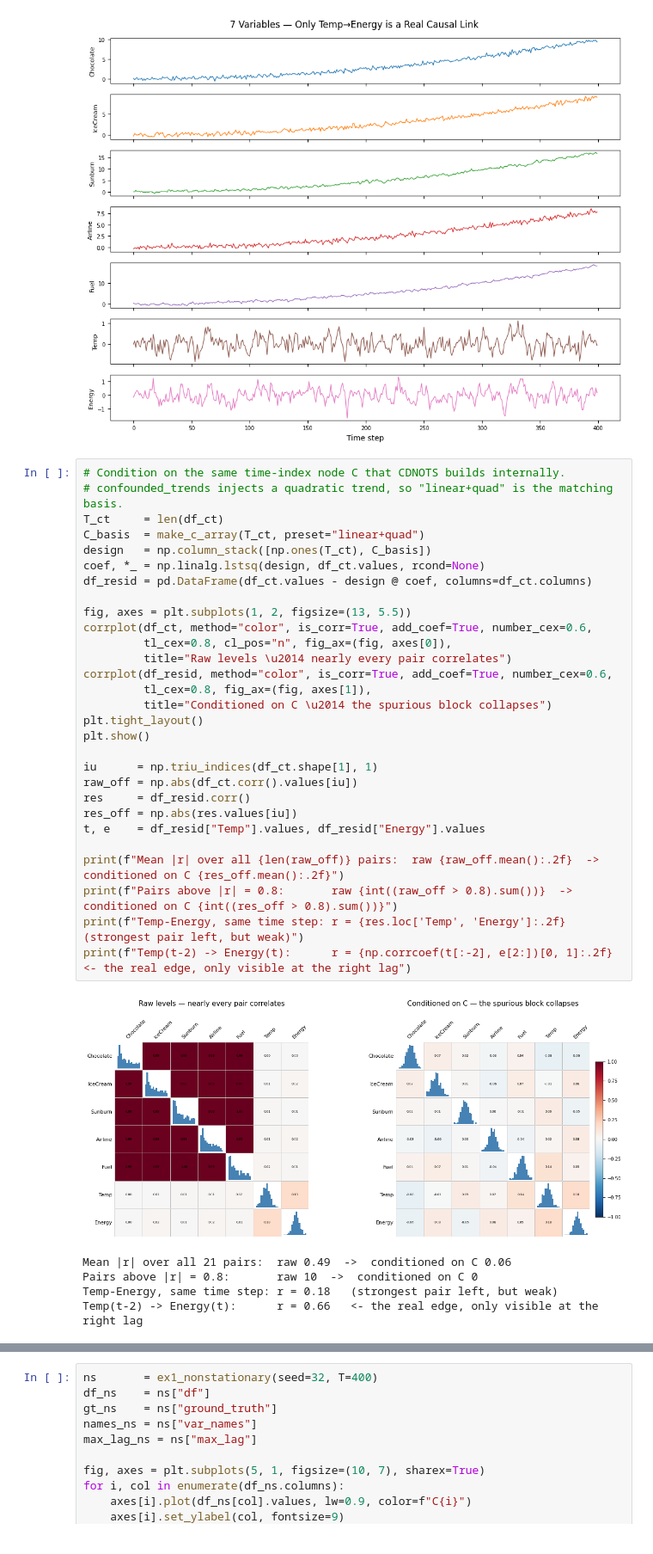
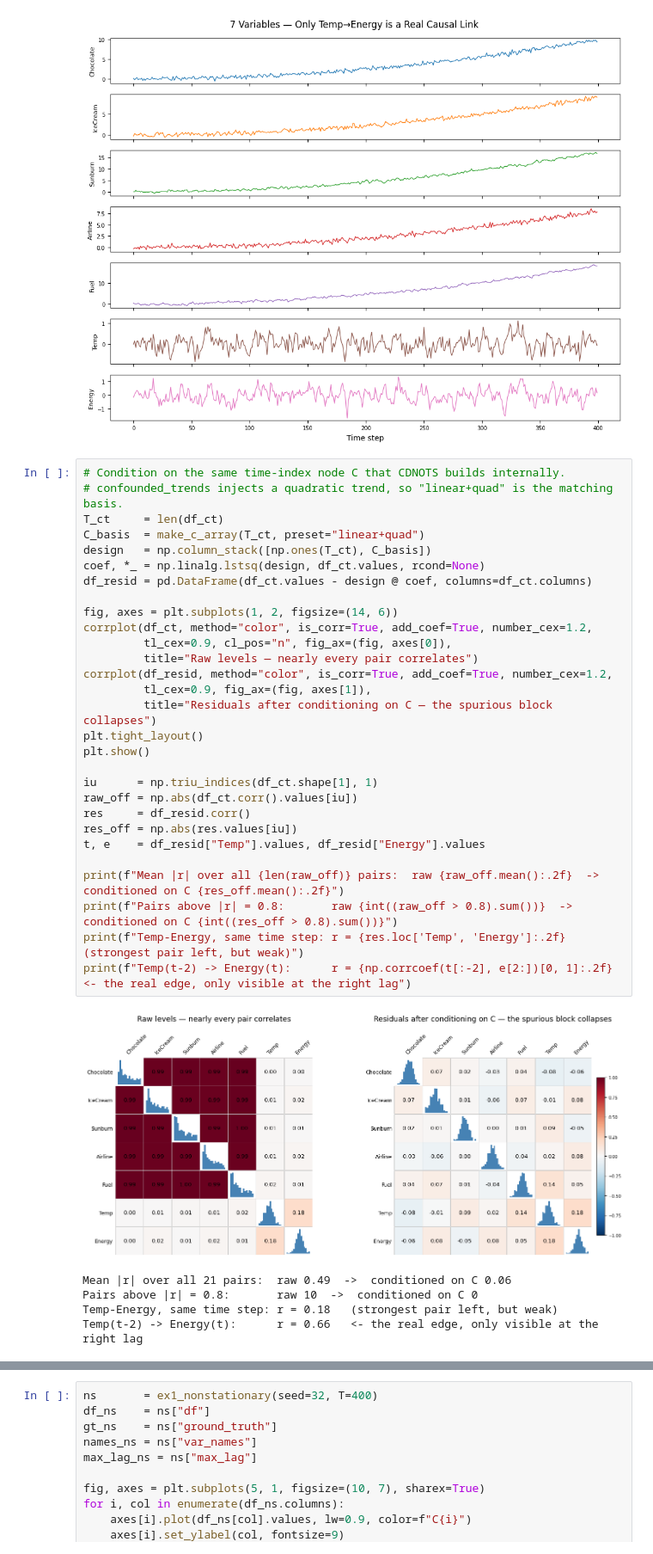
Before and after one commit to bloomberg/causal-ts, a Jupyter notebook: examples/beginers_guide.ipynb, the cells around one changed output, grey strips where cells are left out. Shown at 86% size. Saved outputs shown, nothing was run; the diff lists cells and outputs as text.

```diff
--- a/examples/beginers_guide.ipynb
+++ b/examples/beginers_guide.ipynb
@@ -644,34 +644,34 @@ plt.show()
 # %%
 # Condition on the same time-index node C that CDNOTS builds internally.
 # confounded_trends injects a quadratic trend, so "linear+quad" is the matching basis.
 T_ct     = len(df_ct)
 C_basis  = make_c_array(T_ct, preset="linear+quad")
 design   = np.column_stack([np.ones(T_ct), C_basis])
 coef, *_ = np.linalg.lstsq(design, df_ct.values, rcond=None)
 df_resid = pd.DataFrame(df_ct.values - design @ coef, columns=df_ct.columns)
 
-fig, axes = plt.subplots(1, 2, figsize=(13, 5.5))
-corrplot(df_ct, method="color", is_corr=True, add_coef=True, number_cex=0.6,
-         tl_cex=0.8, cl_pos="n", fig_ax=(fig, axes[0]),
-         title="Raw levels \u2014 nearly every pair correlates")
-corrplot(df_resid, method="color", is_corr=True, add_coef=True, number_cex=0.6,
-         tl_cex=0.8, fig_ax=(fig, axes[1]),
-         title="Conditioned on C \u2014 the spurious block collapses")
+fig, axes = plt.subplots(1, 2, figsize=(14, 6))
+corrplot(df_ct, method="color", is_corr=True, add_coef=True, number_cex=1.2,
+         tl_cex=0.9, cl_pos="n", fig_ax=(fig, axes[0]),
+         title="Raw levels — nearly every pair correlates")
+corrplot(df_resid, method="color", is_corr=True, add_coef=True, number_cex=1.2,
+         tl_cex=0.9, fig_ax=(fig, axes[1]),
+         title="Residuals after conditioning on C — the spurious block collapses")
 plt.tight_layout()
 plt.show()
 
 iu      = np.triu_indices(df_ct.shape[1], 1)
 raw_off = np.abs(df_ct.corr().values[iu])
 res     = df_resid.corr()
 res_off = np.abs(res.values[iu])
 t, e    = df_resid["Temp"].values, df_resid["Energy"].values
 
 print(f"Mean |r| over all {len(raw_off)} pairs:  raw {raw_off.mean():.2f}  ->  conditioned on C {res_off.mean():.2f}")
 print(f"Pairs above |r| = 0.8:       raw {int((raw_off > 0.8).sum())}  ->  conditioned on C {int((res_off > 0.8).sum())}")
 print(f"Temp-Energy, same time step: r = {res.loc['Temp', 'Energy']:.2f}   (strongest pair left, but weak)")
 print(f"Temp(t-2) -> Energy(t):      r = {np.corrcoef(t[:-2], e[2:])[0, 1]:.2f}   <- the real edge, only visible at the right lag")
 # %% [output]
-[figure, old version]
+[figure, new version]
 Mean |r| over all 21 pairs:  raw 0.49  ->  conditioned on C 0.06
 Pairs above |r| = 0.8:       raw 10  ->  conditioned on C 0
 Temp-Energy, same time step: r = 0.18   (strongest pair left, but weak)
```
Also changed, not shown: parts of 1 cell of this notebook.
